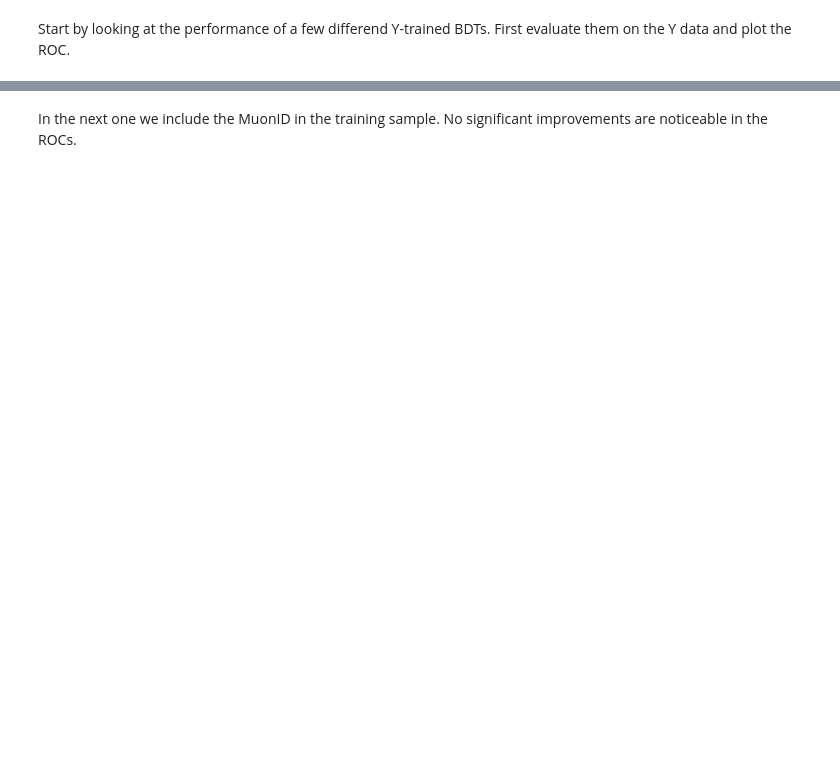
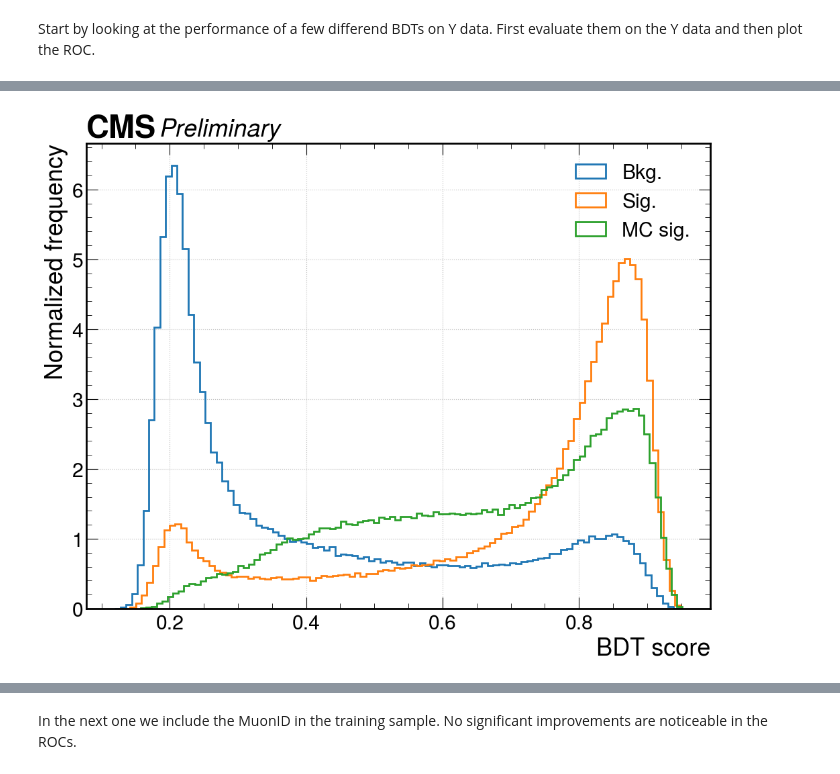
Before and after one commit to ludomori99/Darkphotons_Run3, a Jupyter notebook: BDT/view_training.ipynb, the cells around one changed output, grey strips where cells are left out. Cells and saved outputs as stored; diff of their text form; code cells hidden in the pictures; blank space fills up the shorter version.

```diff
--- a/BDT/view_training.ipynb
+++ b/BDT/view_training.ipynb
@@ -10,10 +10,10 @@ os.environ["DPLUDO"] = '/work/submit/mori25/Darkphotons_ludo/'
 
 from training_offline import Trainer, plot_ROC,plot_ROC_train_test
 # %% [markdown]
-Start by looking at the performance of a few differend Y-trained BDTs. First evaluate them on the Y data and plot the ROC.
+Start by looking at the performance of a few differend BDTs on Y data. First evaluate them on the Y data and then plot the ROC.
 # %%
 Y_forest = Trainer("Y", 'forest_standard')
-Y_forest.complete_load()
-# Y_forest.plot_model()
+Y_forest.complete_load(include_MC=True)
+Y_forest.plot_model(plot_training=False,plot_MC=True)
 # %% [output]
 Start loading data
@@ -21,6 +23,7 @@ Successfully imported data file /data/submit/mori25/dark_photons_ludo/DimuonTree
 Defined training and evaluation datasets
 
 loading model  /work/submit/mori25/Darkphotons_ludo/BDT/trained_models/forest_standard_Y.json
 loading successful
+[figure, added]
 # %%
 Y_tree = Trainer("Y", 'tree_standard')
```
Also changed, not shown: parts of 21 cells of this notebook, 5 other files.
